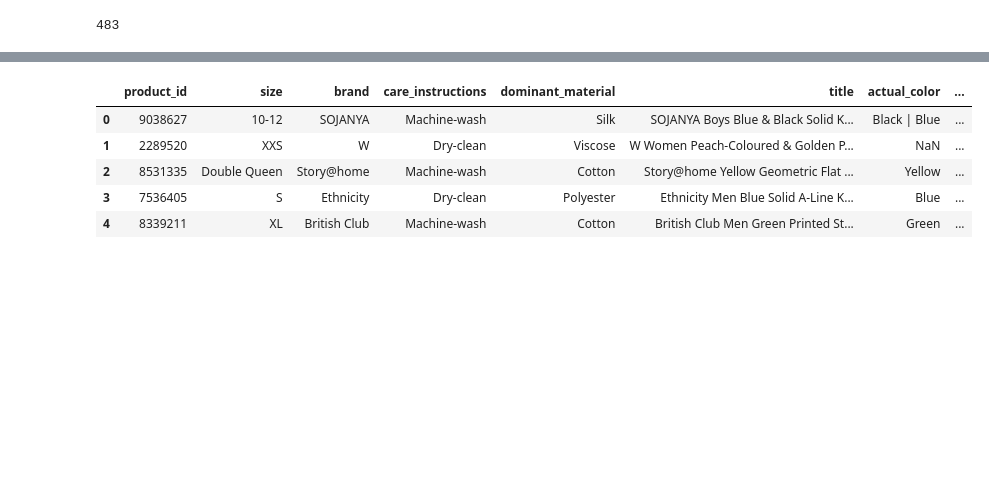
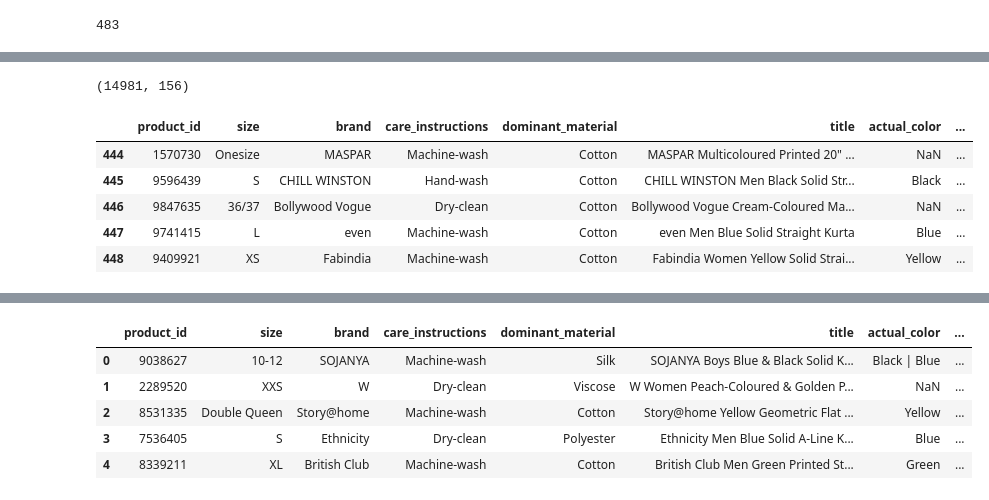
Before and after one commit to Saiyam-3/Online-Shopping, a Jupyter notebook: online shopping.ipynb, the cells around one changed output, grey strips where cells are left out. Drawn from its saved outputs; the diff is of its cells as text; code cells hidden in the pictures; blank space fills up the shorter version.

```diff
--- a/online shopping.ipynb
+++ b/online shopping.ipynb
@@ -287,0 +479,13 @@ for i in range(len(df['actual_color'])):
+# %%
+df_specs.shape
+# %% [output]
+(14981, 156)
+# %%
+df[444:449]
+# %% [output]
+|  | product_id | size | brand | care_instructions | dominant_material | title | actual_color | ... |
+| 444 | 1570730 | Onesize | MASPAR | Machine-wash | Cotton | MASPAR Multicoloured Printed 20" ... | NaN | ... |
+| 445 | 9596439 | S | CHILL WINSTON | Hand-wash | Cotton | CHILL WINSTON Men Black Solid Str... | Black | ... |
+| 446 | 9847635 | 36/37 | Bollywood Vogue | Dry-clean | Cotton | Bollywood Vogue Cream-Coloured Ma... | NaN | ... |
+| 447 | 9741415 | L | even | Machine-wash | Cotton | even Men Blue Solid Straight Kurta | Blue | ... |
+| 448 | 9409921 | XS | Fabindia | Machine-wash | Cotton | Fabindia Women Yellow Solid Strai... | Yellow | ... |
```
Also changed, not shown: parts of 57 cells of this notebook.
